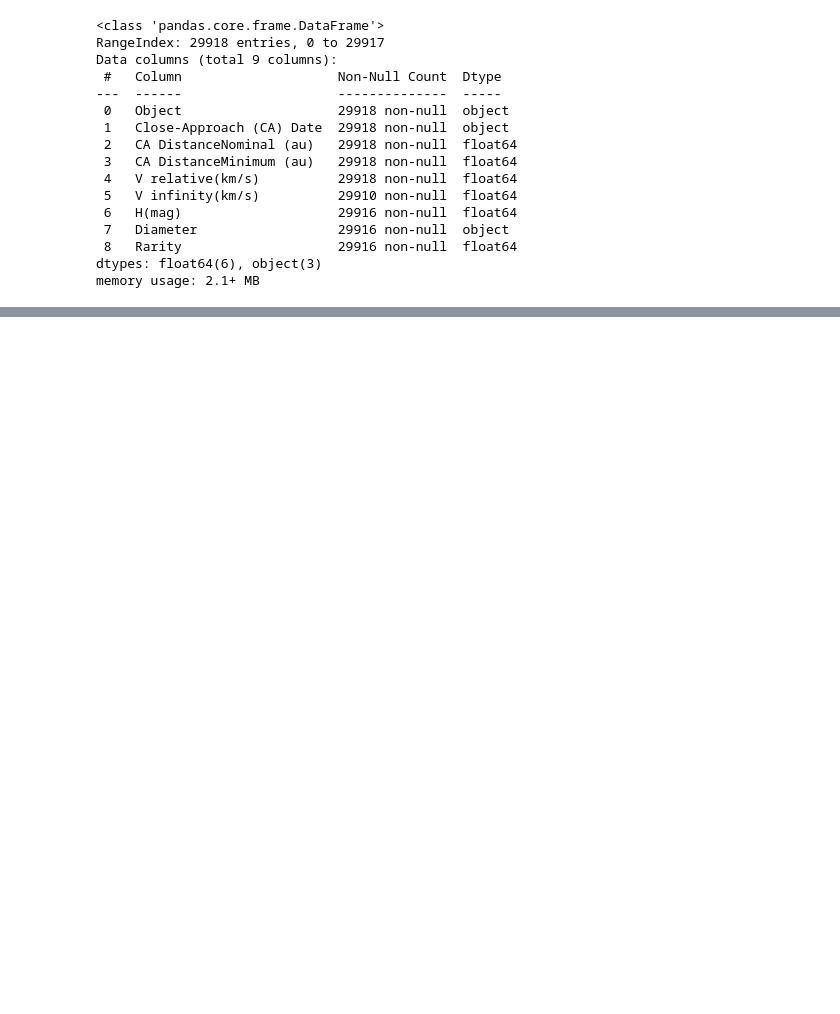
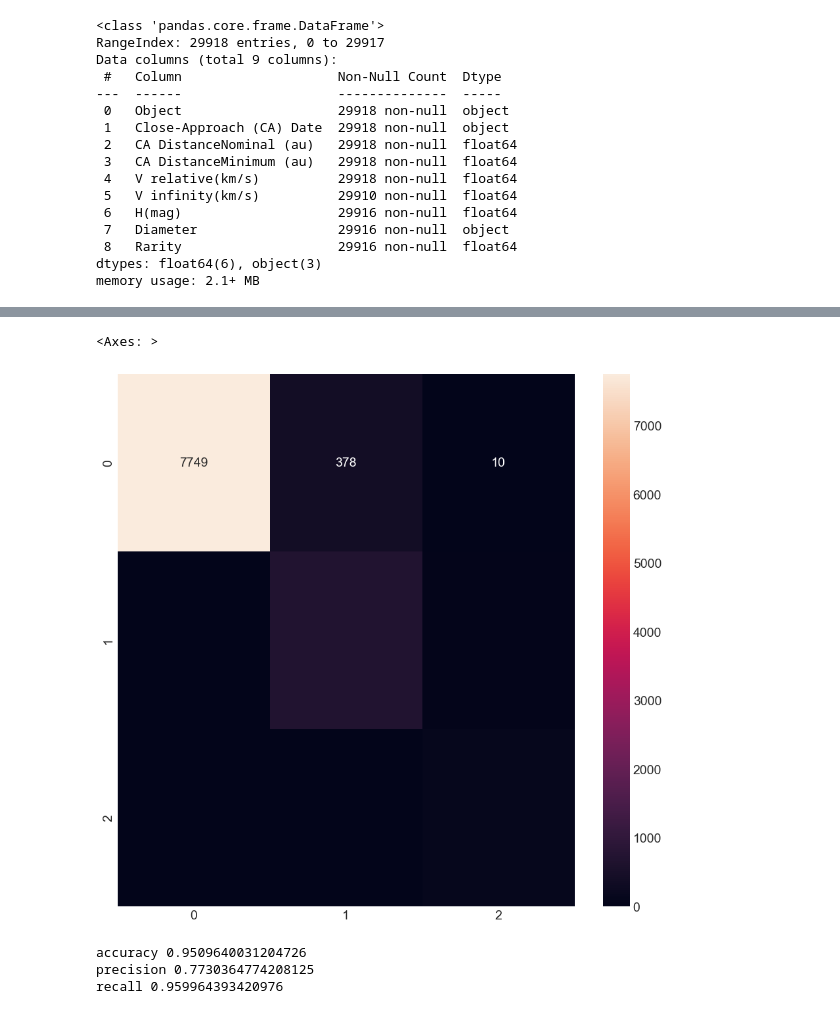
Before and after one commit to ejazahmed97/Pridecting-Rarity-of-NEO, a Jupyter notebook: rarity prediction.ipynb, the cells around one changed output, grey strips where cells are left out. Saved outputs shown, nothing was run; the diff lists cells and outputs as text; code cells hidden in the pictures; blank space fills up the shorter version.

```diff
--- a/rarity prediction.ipynb
+++ b/rarity prediction.ipynb
@@ -76,0 +275,12 @@ memory usage: 2.1+ MB
+# %%
+# Encoding of categorical features
+X=pd.get_dummies(X)
+# %%
+# Splitting The Dataset for Testing & Training
+X_train, X_test, y_train, y_test = train_test_split(X, y, test_size=0.30, random_state=42)
+# %%
+from imblearn.under_sampling import RandomUnderSampler
+
+# Apply RandomUnderSampler to balance the dataset
+rus = RandomUnderSampler(random_state=42)
+X_train, y_train = rus.fit_resample(X_train, y_train)
@@ -76,0 +290,26 @@ memory usage: 2.1+ MB
+# %%
+# Standard Scaler Library
+scaler = StandardScaler()
+scaler.fit(X_train)
+X_train=scaler.transform(X_train)
+X_test=scaler.transform(X_test)
+# %%
+from sklearn.ensemble import RandomForestClassifier
+dt = RandomForestClassifier(random_state=42)
+dt.fit(X_train, y_train)
+y_predict_dt = dt.predict(X_test)
+# confusion_matrix
+plt.figure(figsize=(10,10))
+cm = confusion_matrix(y_test, y_predict_dt)
+sns.heatmap(cm, annot=True, fmt="d")
+# %% [output]
+<Axes: >
+[figure, added]
+# %%
+print('accuracy',accuracy_score((y_test), y_predict_dt))
+print('precision',precision_score(y_test, y_predict_dt,average='macro'))
+print('recall',recall_score(y_test, y_predict_dt,average='macro'))
+# %% [output]
+accuracy 0.9509640031204726
+precision 0.7730364774208125
+recall 0.959964393420976
```
Also changed, not shown: parts of 29 cells of this notebook.
